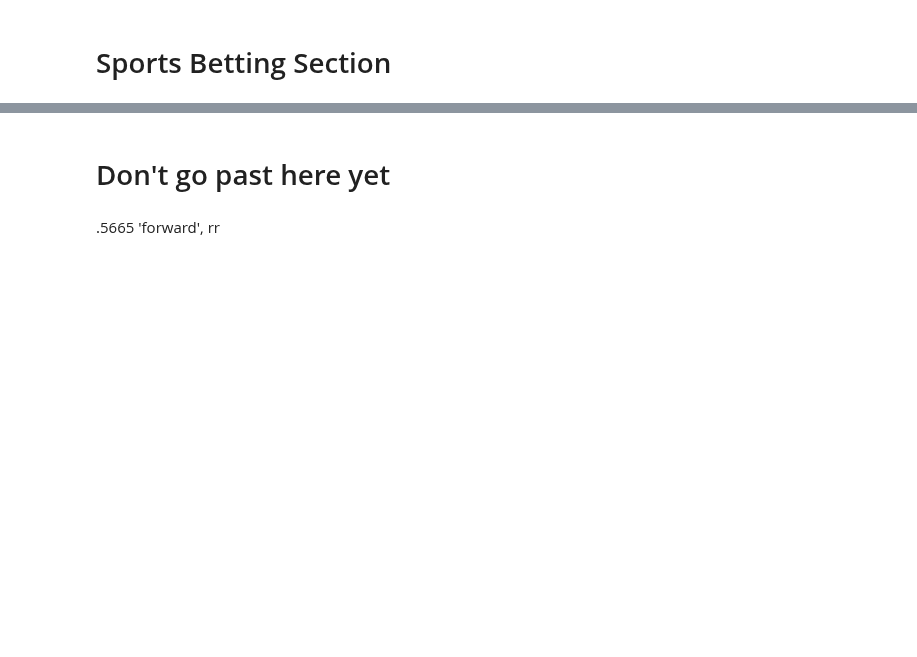
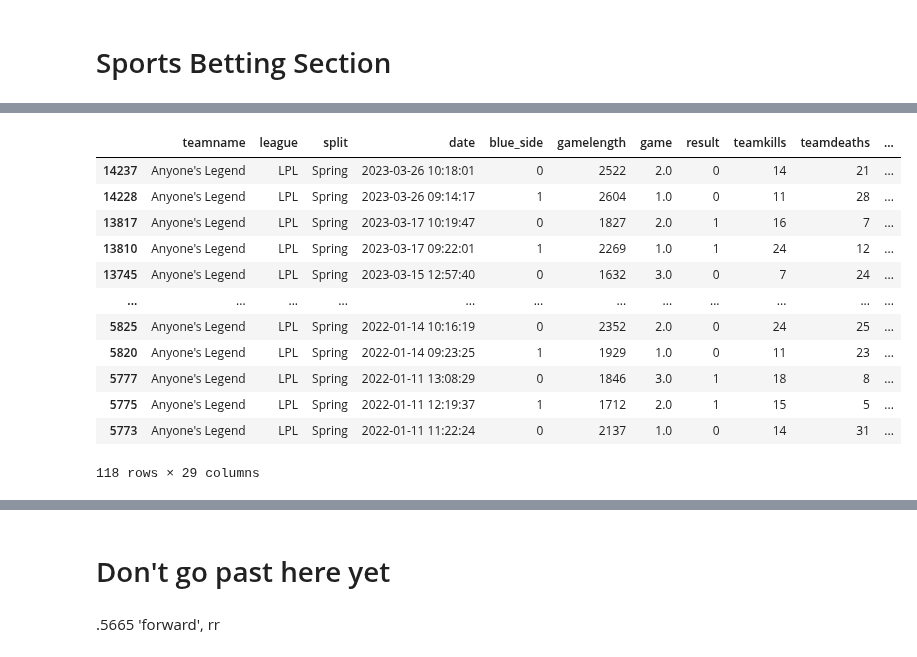
Before and after one commit to richie-p-meyer/league, a Jupyter notebook: scratch.ipynb, the cells around one changed output, grey strips where cells are left out. Drawn from its saved outputs; the diff is of its cells as text; code cells hidden in the pictures; blank space fills up the shorter version.

```diff
--- a/scratch.ipynb
+++ b/scratch.ipynb
@@ -130,6 +152,9 @@ series_3(.6)
 # %%
 def get_league(team): #Returns a league ("LCS,LPL,etc.") sorted by latest elo
     return current_elo[current_elo.league==team].sort_values('new_elo',ascending=False)
+
+def get_team(df, team):
+    return df[df.teamname==team].sort_values(by='date',ascending = False)
 
 def single_game_odds(df, teams, opponents, bet_odds):
     """
@@ -237,5 +262,21 @@ raw = pd.read_csv('raw.csv',index_col=0)
 #'current_elo' contains every team and their latest elo
 current_elo = df[~df.teamname.duplicated(keep='last')]\
 [['teamname','league','opp_name','old_elo','opp_elo','new_elo']]
+# %%
+get_team(df,"Anyone's Legend")
+# %% [output]
+|  | teamname | league | split | date | blue_side | gamelength | game | result | teamkills | teamdeaths | ... |
+| 14237 | Anyone's Legend | LPL | Spring | 2023-03-26 10:18:01 | 0 | 2522 | 2.0 | 0 | 14 | 21 | ... |
+| 14228 | Anyone's Legend | LPL | Spring | 2023-03-26 09:14:17 | 1 | 2604 | 1.0 | 0 | 11 | 28 | ... |
+| 13817 | Anyone's Legend | LPL | Spring | 2023-03-17 10:19:47 | 0 | 1827 | 2.0 | 1 | 16 | 7 | ... |
+| 13810 | Anyone's Legend | LPL | Spring | 2023-03-17 09:22:01 | 1 | 2269 | 1.0 | 1 | 24 | 12 | ... |
+| 13745 | Anyone's Legend | LPL | Spring | 2023-03-15 12:57:40 | 0 | 1632 | 3.0 | 0 | 7 | 24 | ... |
+| ... | ... | ... | ... | ... | ... | ... | ... | ... | ... | ... | ... |
+| 5825 | Anyone's Legend | LPL | Spring | 2022-01-14 10:16:19 | 0 | 2352 | 2.0 | 0 | 24 | 25 | ... |
+| 5820 | Anyone's Legend | LPL | Spring | 2022-01-14 09:23:25 | 1 | 1929 | 1.0 | 0 | 11 | 23 | ... |
+| 5777 | Anyone's Legend | LPL | Spring | 2022-01-11 13:08:29 | 0 | 1846 | 3.0 | 1 | 18 | 8 | ... |
+| 5775 | Anyone's Legend | LPL | Spring | 2022-01-11 12:19:37 | 1 | 1712 | 2.0 | 1 | 15 | 5 | ... |
+| 5773 | Anyone's Legend | LPL | Spring | 2022-01-11 11:22:24 | 0 | 2137 | 1.0 | 0 | 14 | 31 | ... |
+118 rows × 29 columns
 # %%
 get_league("LPL")
```
Also changed, not shown: parts of 22 cells of this notebook, 1 other file.
